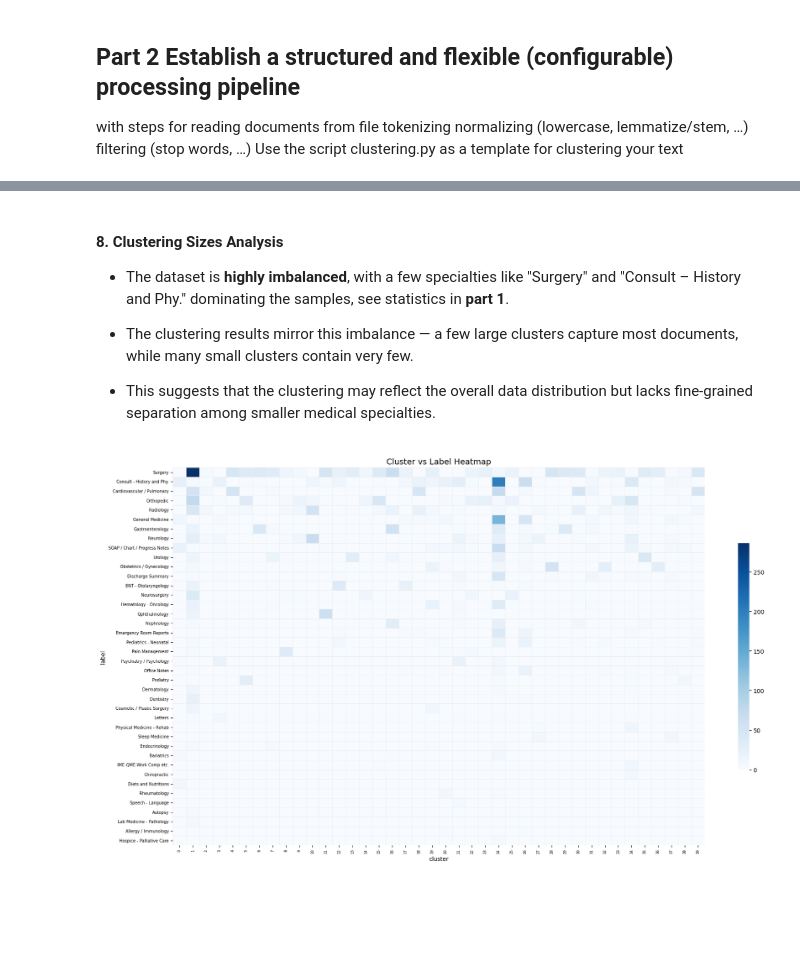
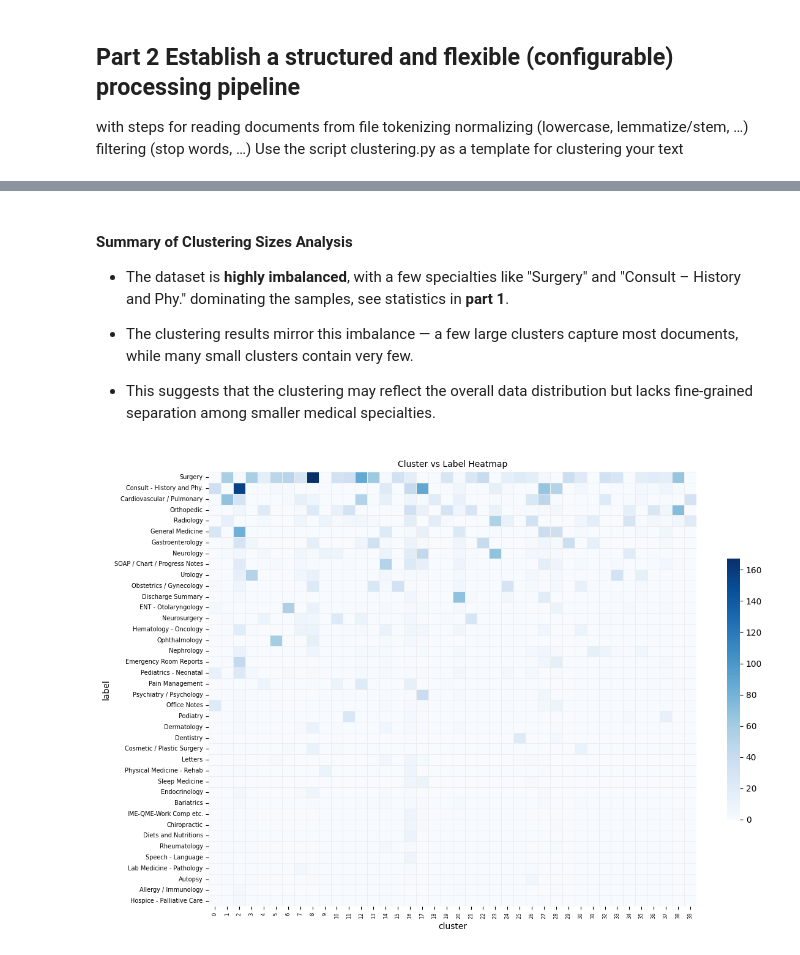
Before and after one commit to CarlaMalo/MedNLP-Multitask, a Jupyter notebook: Task_1.ipynb, the cells around one changed output, grey strips where cells are left out. Drawn from its saved outputs; the diff is of its cells as text; code cells hidden in the pictures; blank space fills up the shorter version.

Commit message:
Cleanup Task1, finished Task 3-subtask2

```diff
--- a/Task_1.ipynb
+++ b/Task_1.ipynb
@@ -153,7 +125,20 @@ df = new_df
  [{'label': ' Lab Medicine - Pathology', 'score': 1.0}],
  [{'label': ' Surgery', 'score': 1.0}]]
 # %%
-### Display a few samples per class
+def extract_label(prediction_list):
+    """
+    """
+    if isinstance(prediction_list, list) and len(prediction_list) > 0:
+        item = prediction_list[0]
+        if isinstance(item, dict) and 'label' in item:
+            return item['label'].strip()  # remove space
+    return None
+
+df = pd.DataFrame({
+    "text": texts,
+    "label": [extract_label(p) for p in labels]
+})
+df['label'].head(10).tolist()
 # %% [output]
 ['Gastroenterology',
  'Surgery',
@@ -276,0 +298,14 @@ Use the script clustering.py as a template for clustering your text
+# %%
+# Visualising entries where text contains < n chars
+
+n_chars = 40 # tried and this is the highest n that doesn't include entries with meaningful text
+def get_short_text_idx(df):
+    short_idx = [i for i, t in enumerate(df['text']) if len(t) < n_chars]
+    short_df = df.loc[short_idx, ['label', 'text']]
+    print(short_df.to_string(index=True))
+    return short_idx
+short_text_idx = get_short_text_idx(df)
+print("Initial lenth: ", len(df))
+df = df.drop(index=short_text_idx)
+print("Removed length: ", len(short_text_idx))
+print("New length: ", len(df))
@@ -277,8 +411,5 @@ Use the script clustering.py as a template for clustering your text
 # %%
-# from utils.task1_utils import   plot_crosstab, plot_cluster_sizes, top_terms_per_cluster, plot_two_metrics
-from preprocessing import preprocess_text
-from sklearn.feature_extraction.text import TfidfVectorizer
-from sklearn.cluster import KMeans
-from sklearn.metrics import ( silhouette_score,
-                              homogeneity_completeness_v_measure,
-                              adjusted_rand_score, )
+# Load custom stopwords from CSV
+from utils.preprocessing_enhanced import load_stopwords
+STOPWORD_PATH = "./Task1/utils_files/custom_stopwords.csv"
+CUSTOM_STOPWORDS = load_stopwords(STOPWORD_PATH)
@@ -512,5 +664,5 @@ plot_cluster_sizes(df)
 # %% [markdown]
-#### **8. Clustering Sizes Analysis**
+#### **Summary of Clustering Sizes Analysis**
 
 - The dataset is **highly imbalanced**, with a few specialties like "Surgery" and "Consult – History and Phy." dominating the samples, see statistics in **part 1**.
 
@@ -520,9 +672,9 @@ plot_cluster_sizes(df)
 # %%
 # -------------------------------------
 # 9. Crosstab heatmap
 # -------------------------------------
-from utils import plot_crosstab
-plot_crosstab(df.rename(columns={"cluster_full": "cluster"}))
+from utils.task1_utils import plot_crosstab
+plot_crosstab(df,figsize=(12,8))
 # %% [output]
-[figure, old version]
+[figure, new version]
 # %% [markdown]
```
Also changed, not shown: parts of 66 cells of this notebook, 6 other files.
